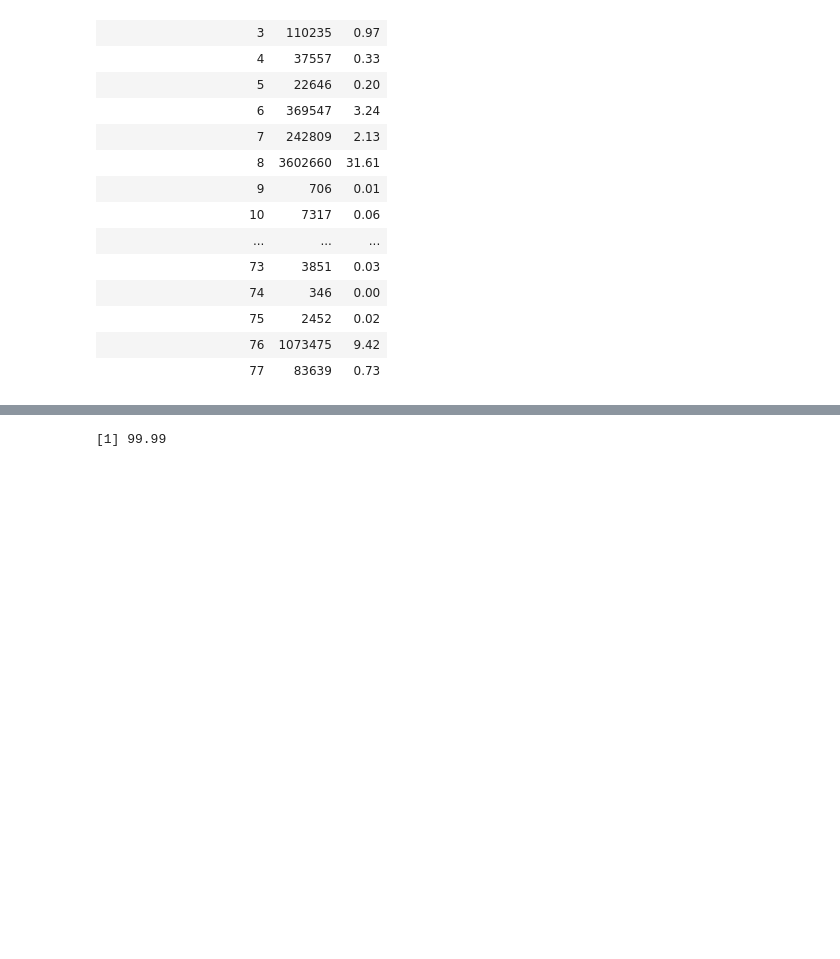
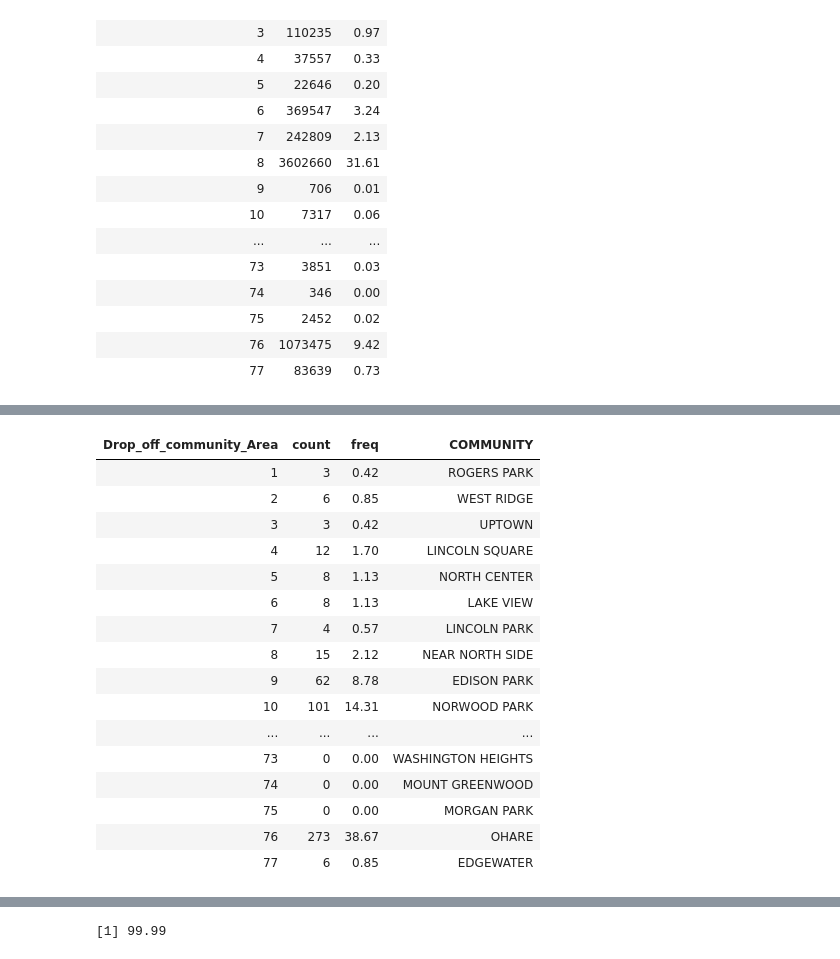
Before and after one commit to rkodit2/cs424proj3, a Jupyter notebook: project3Taxi/project3Data.ipynb, the cells around one changed output, grey strips where cells are left out. Cells and saved outputs as stored; diff of their text form; code cells hidden in the pictures; blank space fills up the shorter version.

```diff
--- a/project3Taxi/project3Data.ipynb
+++ b/project3Taxi/project3Data.ipynb
@@ -952,0 +978,2 @@ pickupCA
+# %%
+z <- c(q)
@@ -952,0 +985,4 @@ pickupCA
+# %%
+for (i in 1:length(z)) {
+  print(z[i])
+}
@@ -952,0 +1152,3 @@ pickupCA
+# %%
+data1 <- read.csv("FinalCommAreas.csv")
+data1
@@ -952,0 +1173,21 @@ pickupCA
+# %%
+newfromto <- merge(from_to_freq,data1, by.x  = "Drop_off_community_Area", by.y="AREA_NUMBE")
+newfromto
+# %% [output]
+| Drop_off_community_Area | count | freq | COMMUNITY |
+| 1 | 3 | 0.42 | ROGERS PARK |
+| 2 | 6 | 0.85 | WEST RIDGE |
+| 3 | 3 | 0.42 | UPTOWN |
+| 4 | 12 | 1.70 | LINCOLN SQUARE |
+| 5 | 8 | 1.13 | NORTH CENTER |
+| 6 | 8 | 1.13 | LAKE VIEW |
+| 7 | 4 | 0.57 | LINCOLN PARK |
+| 8 | 15 | 2.12 | NEAR NORTH SIDE |
+| 9 | 62 | 8.78 | EDISON PARK |
+| 10 | 101 | 14.31 | NORWOOD PARK |
+| ... | ... | ... | ... |
+| 73 | 0 | 0.00 | WASHINGTON HEIGHTS |
+| 74 | 0 | 0.00 | MOUNT GREENWOOD |
+| 75 | 0 | 0.00 | MORGAN PARK |
+| 76 | 273 | 38.67 | OHARE |
+| 77 | 6 | 0.85 | EDGEWATER |
```
Also changed, not shown: parts of 46 cells of this notebook, 1 other file.
